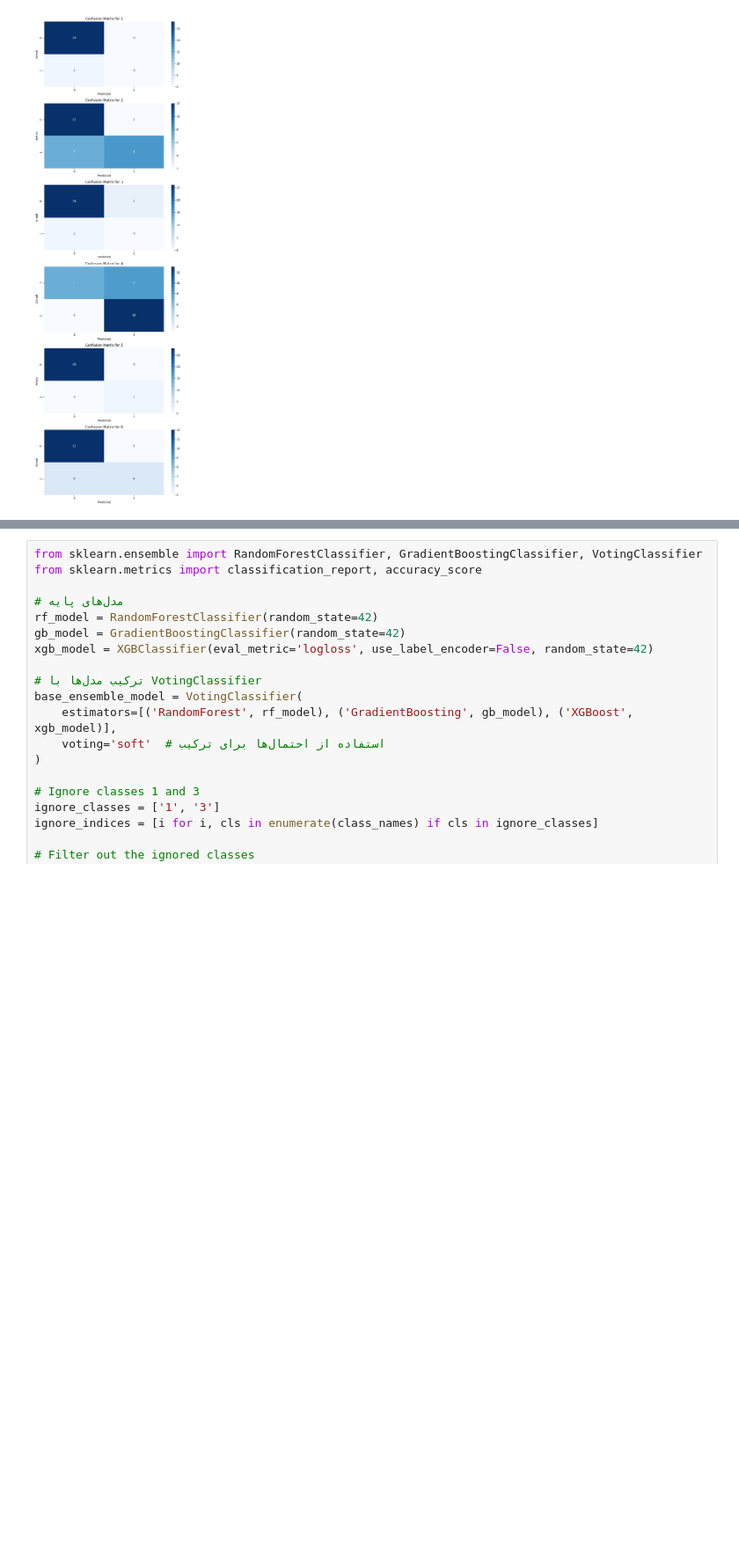
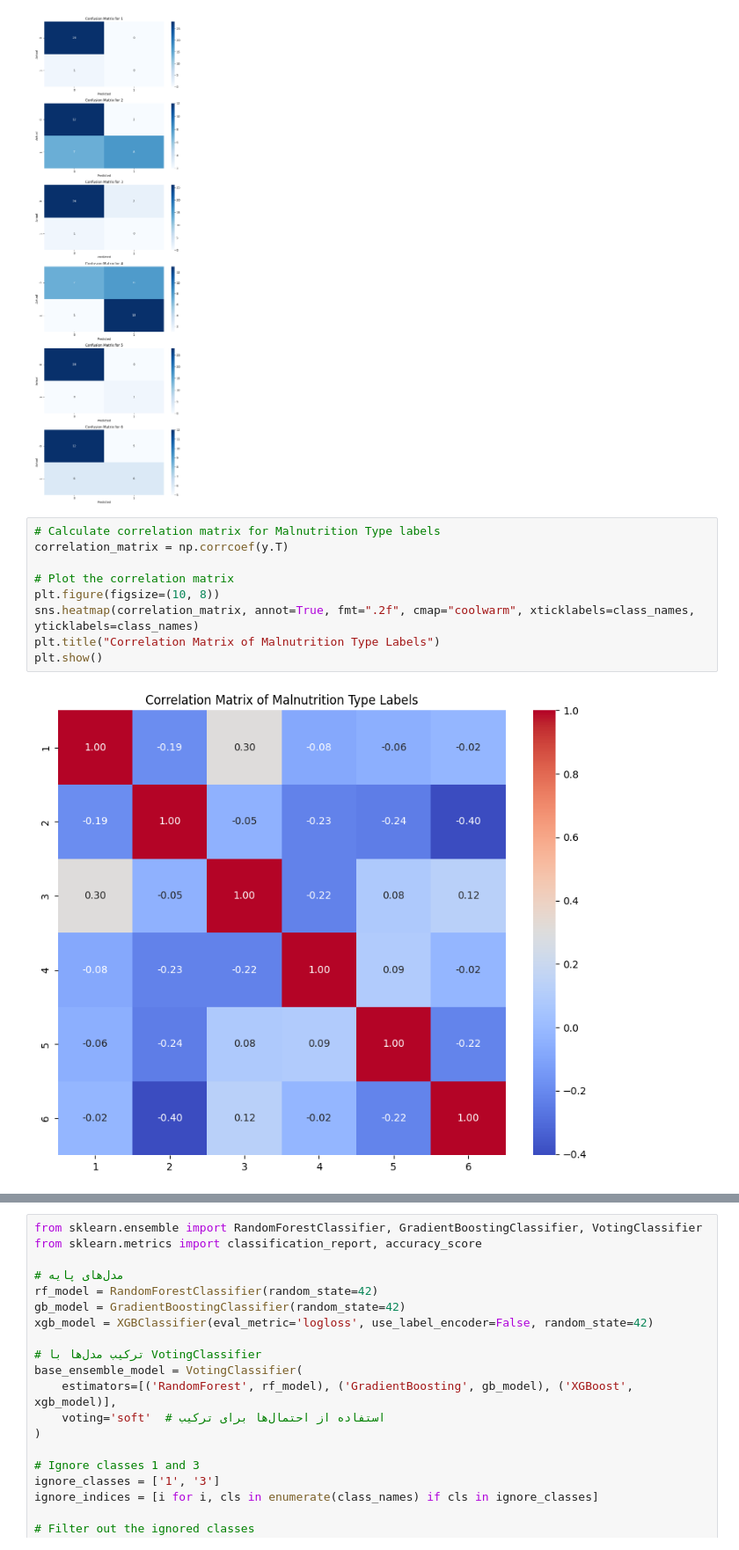
Before and after one commit to rezanobakht1378/AI_Predict_Patetiant, a Jupyter notebook: Prediciton.ipynb, the cells around one changed output, grey strips where cells are left out. Shown at 88% size. Drawn from its saved outputs; the diff is of its cells as text; blank space fills up the shorter version.

Commit message:
Add Correlation and show matrix for each label

```diff
--- a/Prediciton.ipynb
+++ b/Prediciton.ipynb
@@ -278,3 +278,14 @@ plt.show()
 # %% [output]
 📉 Confusion Matrix for each class:
 [figure]
+# %%
+# Calculate correlation matrix for Malnutrition Type labels
+correlation_matrix = np.corrcoef(y.T)
+
+# Plot the correlation matrix
+plt.figure(figsize=(10, 8))
+sns.heatmap(correlation_matrix, annot=True, fmt=".2f", cmap="coolwarm", xticklabels=class_names, yticklabels=class_names)
+plt.title("Correlation Matrix of Malnutrition Type Labels")
+plt.show()
+# %% [output]
+[figure, added]
```
Also changed, not shown: parts of 2 cells of this notebook.
